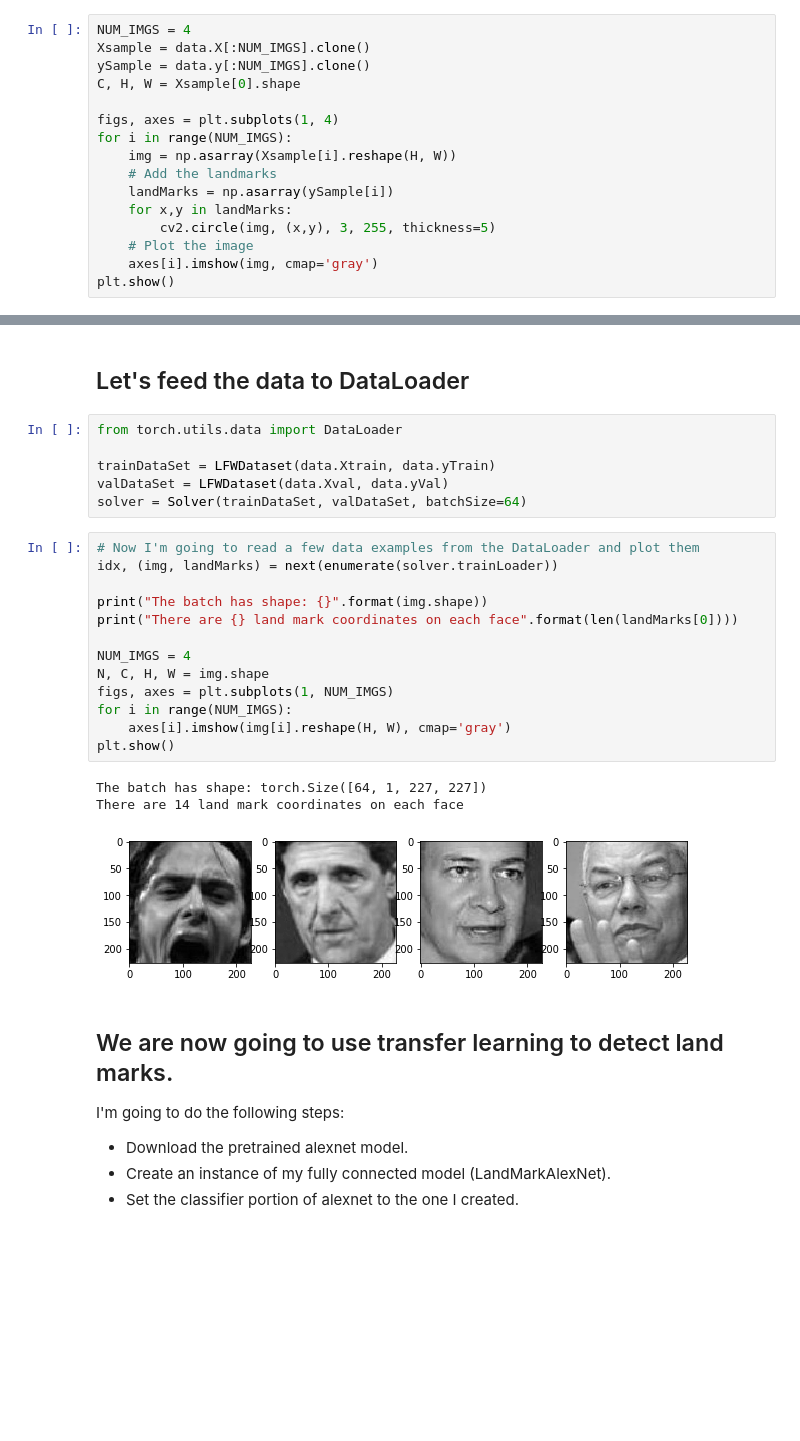
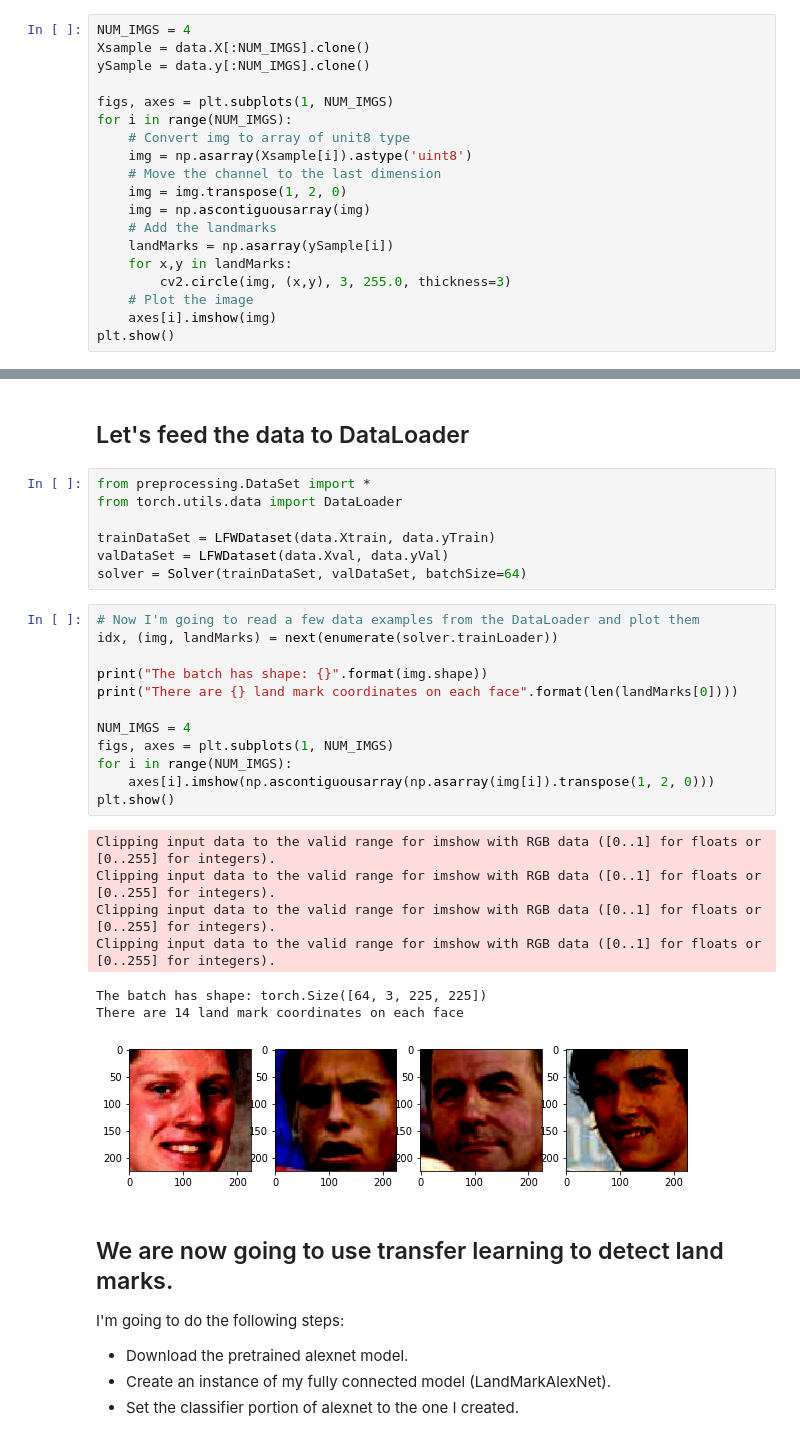
Before and after one commit to reza-asad/Facial-Landmark-Regression, a Jupyter notebook: FacialLandmarkDetection.ipynb, the cells around one changed output, grey strips where cells are left out. Drawn from its saved outputs; the diff is of its cells as text; blank space fills up the shorter version.

```diff
--- a/FacialLandmarkDetection.ipynb
+++ b/FacialLandmarkDetection.ipynb
@@ -32,16 +31,19 @@ we want to see if the land marks are where they are supposed to be.
 NUM_IMGS = 4
 Xsample = data.X[:NUM_IMGS].clone()
 ySample = data.y[:NUM_IMGS].clone()
-C, H, W = Xsample[0].shape
 
-figs, axes = plt.subplots(1, 4)
+figs, axes = plt.subplots(1, NUM_IMGS)
 for i in range(NUM_IMGS):
-    img = np.asarray(Xsample[i].reshape(H, W))
+    # Convert img to array of unit8 type
+    img = np.asarray(Xsample[i]).astype('uint8')
+    # Move the channel to the last dimension
+    img = img.transpose(1, 2, 0)
+    img = np.ascontiguousarray(img)
     # Add the landmarks
     landMarks = np.asarray(ySample[i])
     for x,y in landMarks:
-        cv2.circle(img, (x,y), 3, 255, thickness=5)
+        cv2.circle(img, (x,y), 3, 255.0, thickness=3)
     # Plot the image
-    axes[i].imshow(img, cmap='gray')
+    axes[i].imshow(img)
 plt.show()
 # %% [output]
@@ -59,6 +61,7 @@ data.DataSplit()
 # %% [markdown]
 ## Let's feed the data to DataLoader
 # %%
+from preprocessing.DataSet import *
 from torch.utils.data import DataLoader
 
 trainDataSet = LFWDataset(data.Xtrain, data.yTrain)
@@ -67,20 +70,23 @@ solver = Solver(trainDataSet, valDataSet, batchSize=64)
 # %%
 # Now I'm going to read a few data examples from the DataLoader and plot them
 idx, (img, landMarks) = next(enumerate(solver.trainLoader))
 
 print("The batch has shape: {}".format(img.shape))
 print("There are {} land mark coordinates on each face".format(len(landMarks[0])))
 
 NUM_IMGS = 4
-N, C, H, W = img.shape
 figs, axes = plt.subplots(1, NUM_IMGS)
 for i in range(NUM_IMGS):
-    axes[i].imshow(img[i].reshape(H, W), cmap='gray')
+    axes[i].imshow(np.ascontiguousarray(np.asarray(img[i]).transpose(1, 2, 0)))
 plt.show()
 # %% [output]
-The batch has shape: torch.Size([64, 1, 227, 227])
-There are 14 land mark coordinates on each face
+Clipping input data to the valid range for imshow with RGB data ([0..1] for floats or [0..255] for integers).
+Clipping input data to the valid range for imshow with RGB data ([0..1] for floats or [0..255] for integers).
+Clipping input data to the valid range for imshow with RGB data ([0..1] for floats or [0..255] for integers).
+Clipping input data to the valid range for imshow with RGB data ([0..1] for floats or [0..255] for integers).
+The batch has shape: torch.Size([64, 3, 225, 225])
+There are 14 land mark coordinates on each face
-[figure, old version]
+[figure, new version]
 # %% [markdown]
 ## We are now going to use transfer learning to detect land marks.
 I'm going to do the following steps:
```
Also changed, not shown: parts of 4 cells of this notebook, 4 other files.
